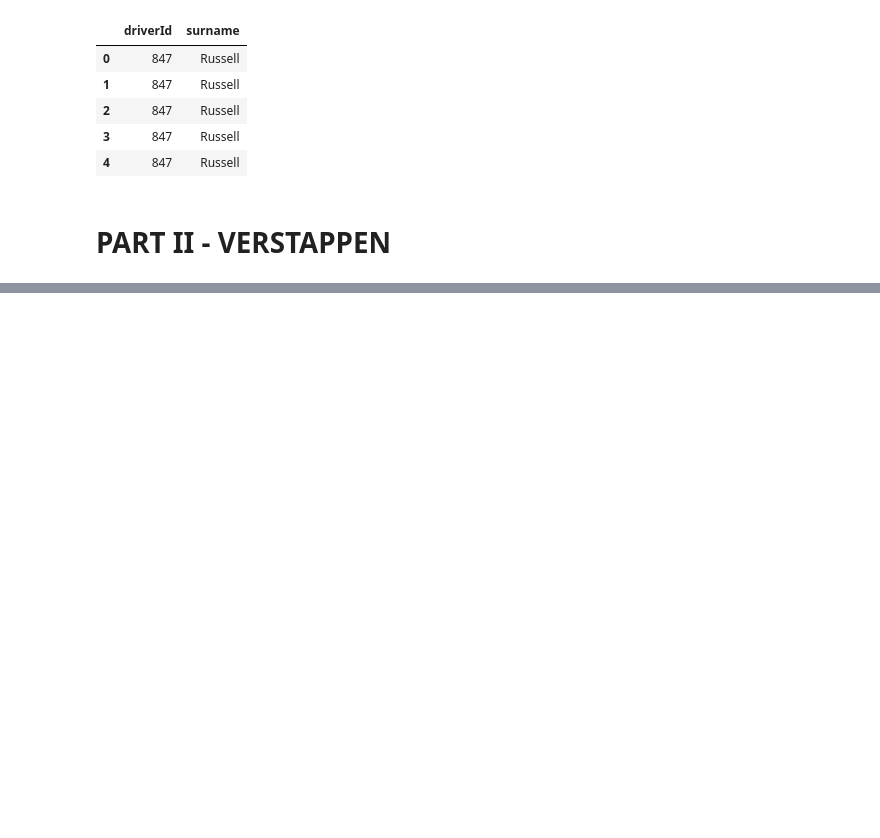
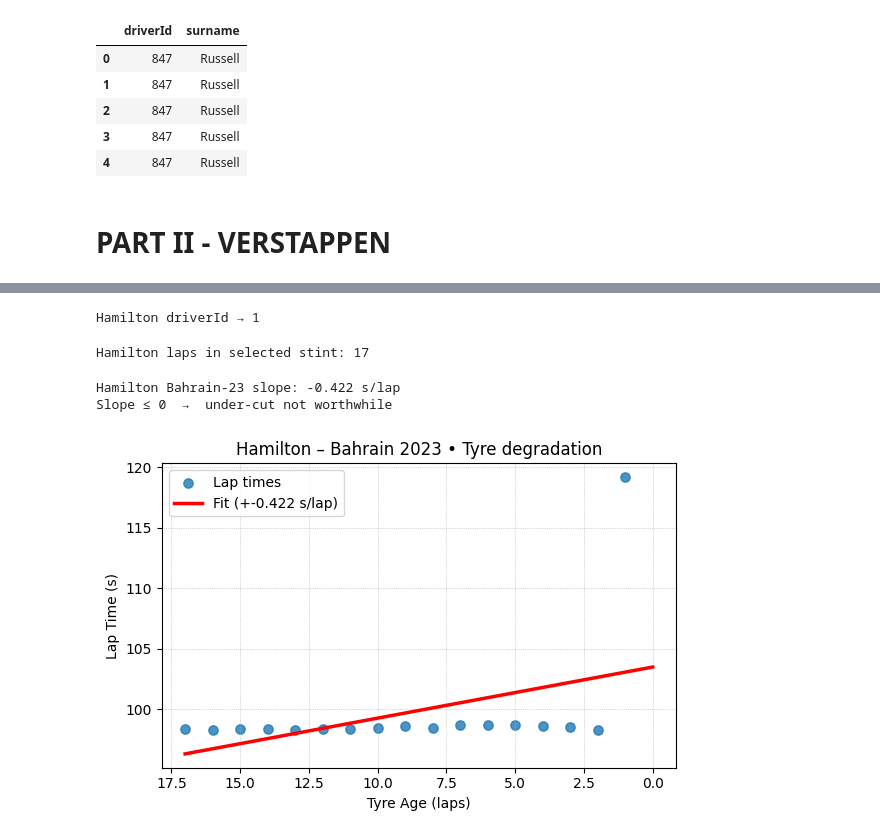
Before and after one commit to ojhasdhruv/Race-Insights, a Jupyter notebook: notebooks/2023-aus_gp_tyredeg_kaggle.ipynb, the cells around one changed output, grey strips where cells are left out. Drawn from its saved outputs; the diff is of its cells as text; code cells hidden in the pictures; blank space fills up the shorter version.

```diff
--- a/notebooks/2023-aus_gp_tyredeg_kaggle.ipynb
+++ b/notebooks/2023-aus_gp_tyredeg_kaggle.ipynb
@@ -141,0 +242,48 @@ ax.legend(handles, labels, title="Stint")
+# %%
+ham_id = drivers.loc[drivers["surname"] == "Hamilton", "driverId"].iloc[0]
+print("Hamilton driverId →", ham_id)         # e.g. prints 1 or 20 etc.
+# %% [output]
+Hamilton driverId → 1
+# %%
+ham_id = 1                               # from your lookup
+ham_s1 = bhr_laps.query("driverId == @ham_id and stint == 1").copy()
+
+# if stint 1 is empty, fall back to stint 0
+if ham_s1.empty:
+    ham_s1 = bhr_laps.query("driverId == @ham_id and stint == 0").copy()
+
+ham_s1 = clean_laps(ham_s1)              # remove pit/out-laps & >120 s
+print("Hamilton laps in selected stint:", len(ham_s1))
+# %% [output]
+Hamilton laps in selected stint: 17
+# %%
+model, slope = fit_linear_deg(ham_s1)
+print(f"Hamilton Bahrain-23 slope: {slope:+.3f} s/lap")
+
+if slope > 0:
+    print("Undercut pays after", undercut_lap(slope, pit_loss=22), "laps")
+else:
+    print("Slope ≤ 0  →  under-cut not worthwhile")
+# %% [output]
+Hamilton Bahrain-23 slope: -0.422 s/lap
+Slope ≤ 0  →  under-cut not worthwhile
+# %%
+import matplotlib.pyplot as plt, numpy as np
+
+fig, ax = plt.subplots(figsize=(6,4))
+ax.scatter(ham_s1["tyre_age"], ham_s1["milliseconds"]/1000,
+           s=45, alpha=0.8, label="Lap times")
+
+xs = np.arange(0, ham_s1["tyre_age"].max()+1)
+ax.plot(xs, model.predict(xs.reshape(-1,1)),
+        color="red", lw=2.5, label=f"Fit (+{slope:.3f} s/lap)")
+
+ax.set_xlabel("Tyre Age (laps)")
+ax.set_ylabel("Lap Time (s)")
+ax.set_title("Hamilton – Bahrain 2023 • Tyre degradation")
+ax.invert_xaxis()
+ax.grid(ls=":", lw=0.5)
+ax.legend()
+plt.tight_layout(); plt.show()
+# %% [output]
+[figure, added]
```
Also changed, not shown: parts of 35 cells of this notebook.
